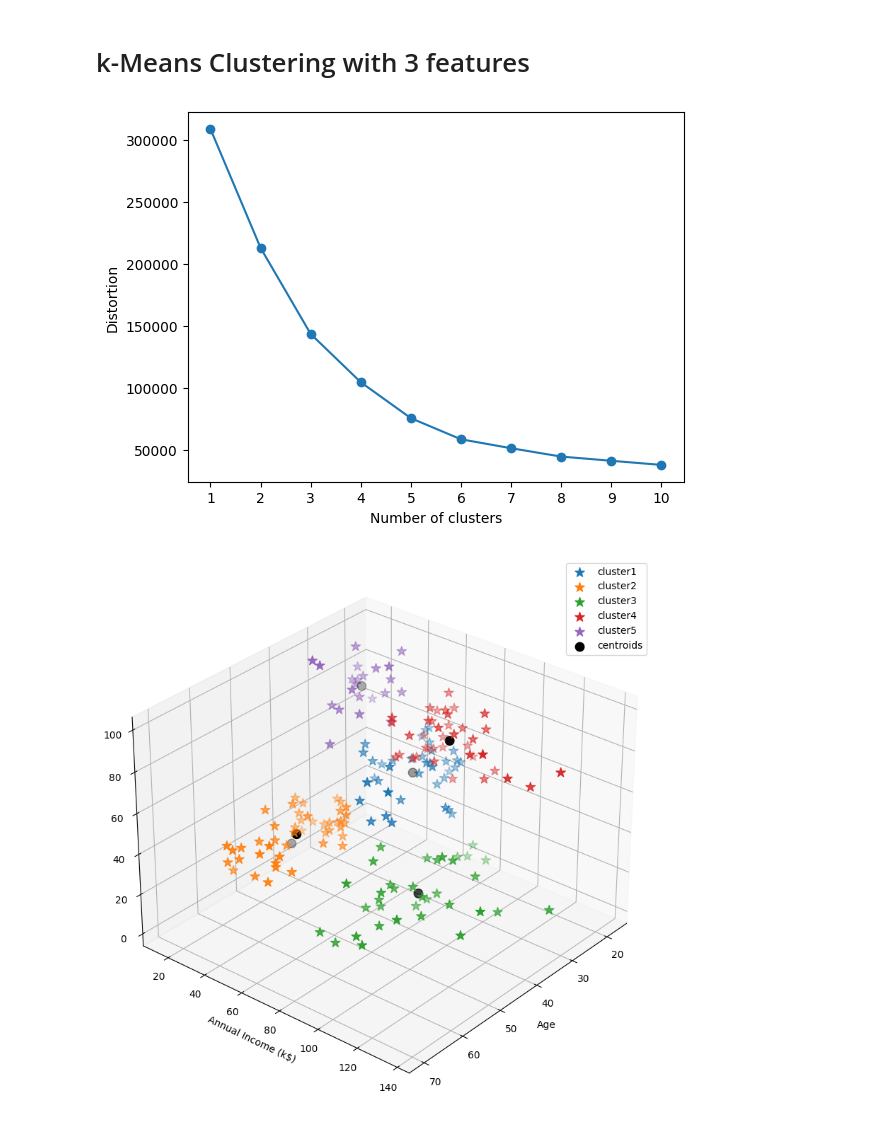
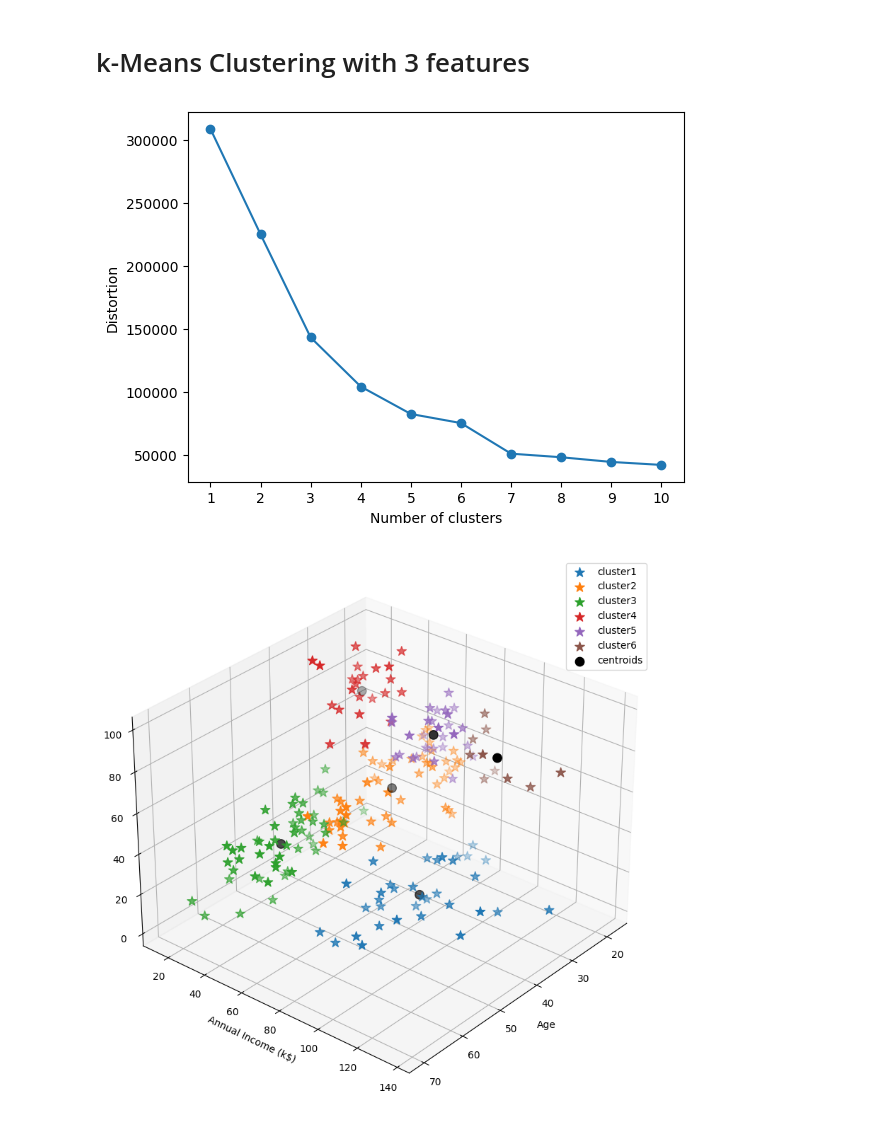
Before and after one commit to AkiraNom/data-analysis-notebook, a Jupyter notebook: Customer_segmentation.ipynb, the cells around one changed output. Saved outputs shown, nothing was run; the diff lists cells and outputs as text; code cells hidden in the pictures.

```diff
--- a/Customer_segmentation.ipynb
+++ b/Customer_segmentation.ipynb
@@ -310,7 +311,7 @@ X = df.loc[:,[Income, Score]].values
 distortions = []
 
 for i in range(1, 11):
-    km = KMeans(n_clusters=i, random_state=0)
+    km = KMeans(n_clusters=i, n_init='auto', random_state=0)
     km.fit(X)
     distortions.append(km.inertia_)
 
@@ -327,6 +328,6 @@ SSE (Distortion) and No. of clusters (k)
 # %%
 # build a model with n_clusters = 5
-km = KMeans(n_clusters=5, random_state=0)
+km = KMeans(n_clusters=5, n_init='auto', random_state=0)
 y_km = km.fit_predict(X)
 
 fig, (ax1, ax2) = plt.subplots(1, 2, figsize=(25, 10))
@@ -341,7 +342,7 @@ ax1.set_ylabel(Score)
 # scatter plot masked by cluster id
 ax2.set_title("Clustering by age and income")
 for n in range(5):
-    ax2.scatter(X[y_km == n, 0], X[y_km == n, 1], s=100, c=cm.tab20(n*2), marker="*", label="cluster"+str(n+1))
+    ax2.scatter(X[y_km == n, 0], X[y_km == n, 1], s=100, c=cm.tab10(n), marker="*", label="cluster"+str(n+1))
 
 #set a centroid
 ax2.scatter(km.cluster_centers_[:, 0], km.cluster_centers_[:, 1], s=80, marker="o", c="black", label="centroids")
@@ -405,7 +405,6 @@ fig, (ax1,ax2) = plt.subplots(1, 2, figsize=(25, 10))
 # plot clusters with dendrogram
 ax1.set_title("tendrogram")
 for n in range(6):
-    #plt.scatter(df_link[Income], df_link[Score])
     ax1.scatter(df_link[df_link["l_score"] == n][Income], df_link[df_link["l_score"] == n][Score], s=100, c=cm.tab20(n*2), marker="*", label="cluster"+str(n+1))
 ax1.grid()
 ax1.set_xlabel(Income)
@@ -414,7 +413,7 @@ ax1.set_ylabel(Score)
 # plot clusters with k-means
 ax2.set_title("k-means")
 for n in range(5):
-    ax2.scatter(X[y_km == n, 0], X[y_km == n, 1], s=100, c=cm.tab20(n*2), marker="*", label="cluster"+str(n+1))
+    ax2.scatter(X[y_km == n, 0], X[y_km == n, 1], s=100, c=cm.tab10(n), marker="*", label="cluster"+str(n+1));
 
 #set a controid
 ax2.scatter(km.cluster_centers_[:, 0], km.cluster_centers_[:, 1], s=80, marker="o", c="black", label="centroids")
@@ -435,7 +434,7 @@ X = df.loc[:,[Age, Income, Score]].values
 distortions = []
 
 for i in range(1, 11):
-    km = KMeans(n_clusters=i, random_state=0)
+    km = KMeans(n_clusters=i, n_init='auto', random_state=0)
     km.fit(X)
     distortions.append(km.inertia_)
 
@@ -445,25 +444,25 @@ plt.xlabel("Number of clusters")
 plt.ylabel("Distortion")
 plt.show()
 # %% [output]
-[figure, old version]
+[figure, new version]
 # %%
 # build a model with n_clusters =6
-km = KMeans(n_clusters=6, random_state=0)
+km = KMeans(n_clusters=6, n_init='auto', random_state=0)
 y_km = km.fit_predict(X)
 
 # create a fig object
 fig = plt.figure(figsize=(10, 10))
 ax = fig.add_subplot(1,1,1, projection="3d")
 
 
 # draw a 3D scatter plot
-for n in range(5):
+for n in range(6):
     ax.scatter3D(X[y_km == n, 0], X[y_km == n, 1], X[y_km == n, 2], s=100, marker="*", label="cluster"+str(n+1))
 ax.scatter3D(km.cluster_centers_[:, 0], km.cluster_centers_[:, 1], km.cluster_centers_[:, 2], s=80, marker="o", c="black", label="centroids")
 ax.legend()
 plt.xlabel(Age)
 plt.ylabel(Income)
 # rotate a graph
 ax.view_init(elev=30, azim=40) #elev:vetical、azim:horizonal
 # %% [output]
-[figure, old version]
+[figure, new version]
```
Also changed, not shown: parts of 16 cells of this notebook.
